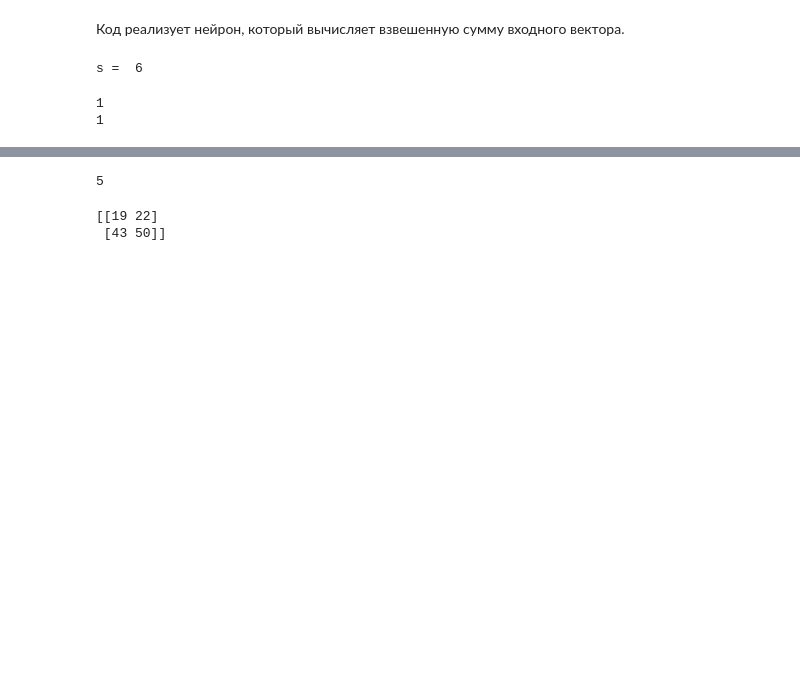
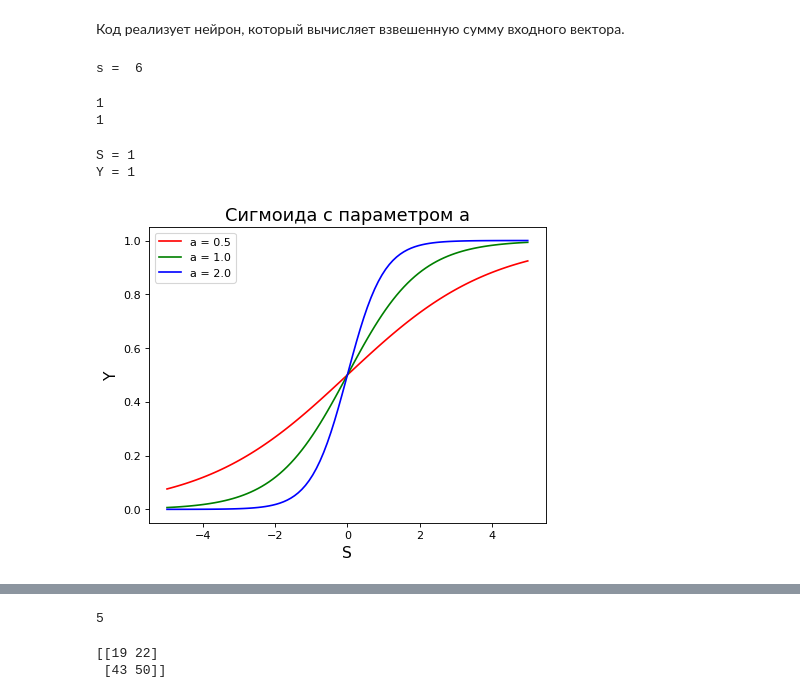
Before and after one commit to Fadilsa9/-2-TheFounder-Tsifrotech, a Jupyter notebook: 5_4_MyAdditionPracticeTasks_.ipynb, the cells around one changed output, grey strips where cells are left out. Saved outputs shown, nothing was run; the diff lists cells and outputs as text; code cells hidden in the pictures; blank space fills up the shorter version.

Commit message:
x=np.linspace(-5,5,100)

```diff
--- a/5_4_MyAdditionPracticeTasks_.ipynb
+++ b/5_4_MyAdditionPracticeTasks_.ipynb
@@ -51,3 +52,59 @@ print(n.onestep(S))
 # %% [output]
 1
 1
+# %%
+import numpy as np  # Импортируем библиотеку NumPy для работы с массивами и математическими операциями
+
+class Neuron:
+    def __init__(self, w):
+        self.w = w  # Инициализируем объект нейрона с вектором весов w
+
+    def onestep(self, x):  # Функция активации, которая принимает входное значение x
+        if x >= 0:  # Проверяем, больше ли x или равно нулю
+            return 1  # Если да, возвращаем 1 (нейрон сработал)
+        else:
+            return 0  # Если нет, возвращаем 0 (нейрон не сработал)
+
+    def у(self, x):  # Метод для вычисления взвешенной суммы входов
+        s = np.dot(self.w, x)  # Вычисляем скалярное произведение векторов весов и входного вектора
+        return s  # Возвращаем взвешенную сумму
+
+bias = 5  # Устанавливаем порог срабатывания нейрона
+
+# Задаем входной вектор
+Xi = np.array([1, 0, 0, 1])  # Входной вектор, представляющий значения входов нейрона
+# Задаем вектор весов
+Wi = np.array([5, 4, 1, 1])  # Вектор весов, который будет применяться к входам
+
+n = Neuron(Wi)  # Создаем экземпляр нейрона с заданными весами
+S = n.у(Xi) - bias  # Вычисляем взвешенную сумму входов и вычитаем порог (bias)
+
+print('S =', S)  # Выводим взвешенную сумму S
+print('Y =', n.onestep(S))  # Применяем функцию активации к S и выводим результат Y
+# %% [output]
+S = 1
+Y = 1
+# %%
+#@title Сигмоида с параметром a
+import matplotlib.pyplot as plt
+import numpy as np
+
+x = np.linspace(-5, 5, 100)
+
+def sigmoid(alpha):
+    return 1 / ( 1 + np.exp(-alpha * x) )
+
+dpi = 80
+fig, ax = plt.subplots(dpi = dpi, figsize=(512 / dpi, 384 / dpi))
+ax.set_title("Сигмоида с параметром a", fontsize=16)
+ax.set_xlabel("S", fontsize=14)
+ax.set_ylabel("Y", fontsize=14)
+
+plt.plot(x, sigmoid(0.5), 'r-')
+plt.plot(x, sigmoid(1.0), 'g-')
+plt.plot(x, sigmoid(2.0), 'b-')
+
+plt.legend(['a = 0.5', 'a = 1.0', 'a = 2.0'], loc = 'upper left')
+plt.show()
+# %% [output]
+[figure, added]
```
Also changed, not shown: parts of 2 cells of this notebook.
